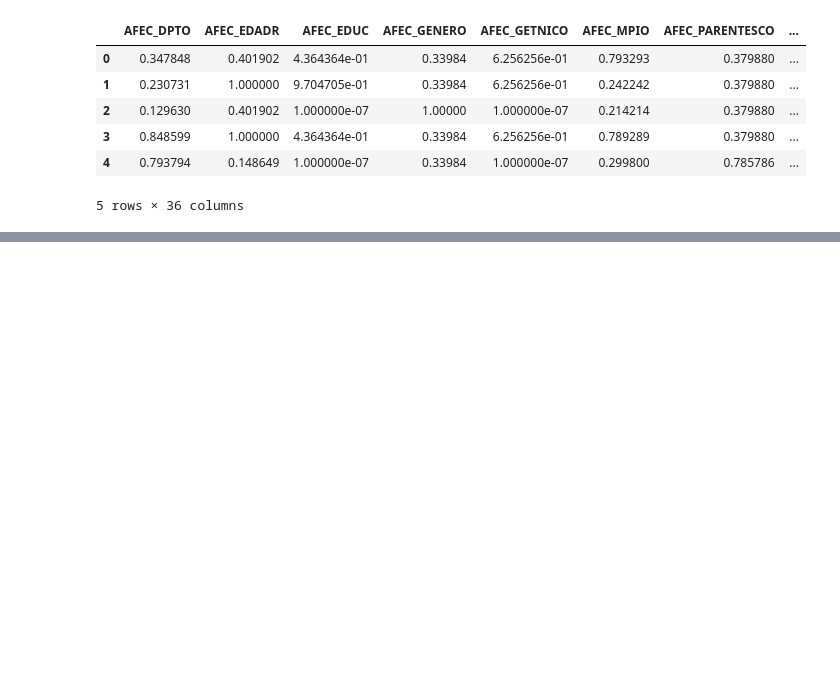
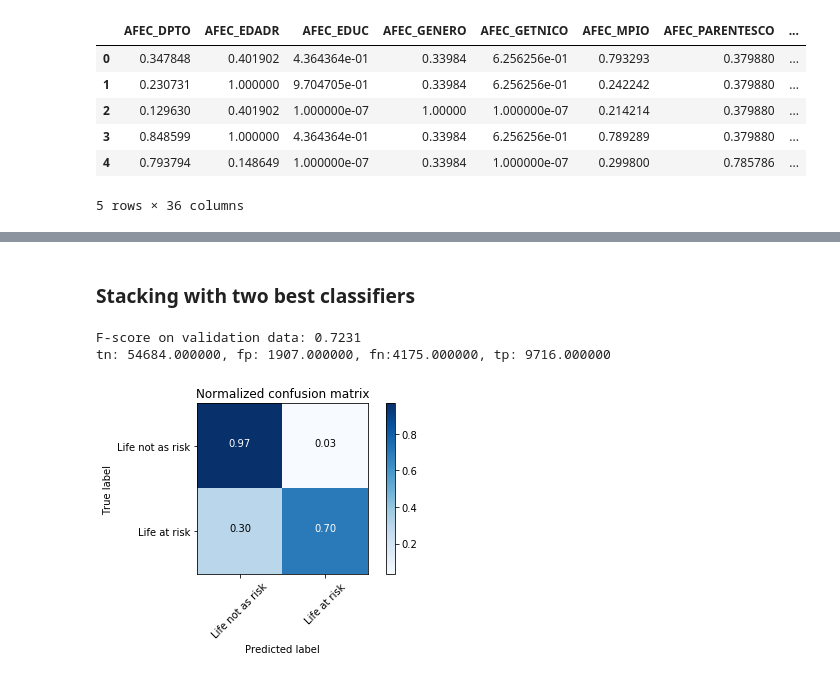
Before and after one commit to mrugeles/capstone-project, a Jupyter notebook: 6) Models Validation.ipynb, the cells around one changed output, grey strips where cells are left out. Saved outputs shown, nothing was run; the diff lists cells and outputs as text; code cells hidden in the pictures; blank space fills up the shorter version.

```diff
--- a/6) Models Validation.ipynb
+++ b/6) Models Validation.ipynb
@@ -44,0 +65,8 @@ tn: 51308.000000, fp: 5283.000000, fn:2433.000000, tp: 11458.000000
+# %% [markdown]
+### Stacking with two best classifiers
+# %%
+model_utils.modelValidation('sclf.joblib', features, labels)
+# %% [output]
+F-score on validation data: 0.7231
+tn: 54684.000000, fp: 1907.000000, fn:4175.000000, tp: 9716.000000
+[figure, added]
```
Also changed, not shown: parts of 25 cells of this notebook, 3 other files.
